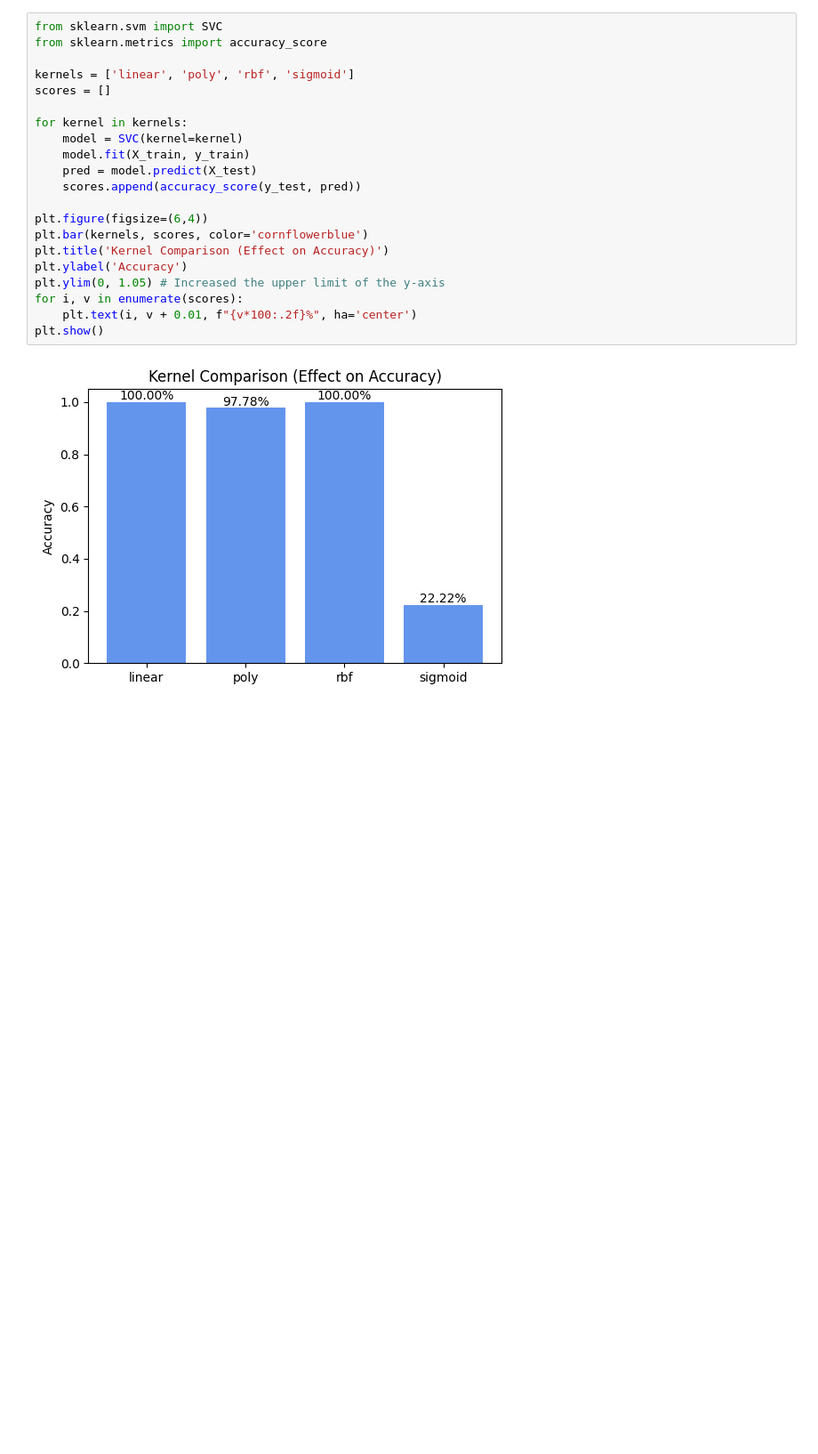
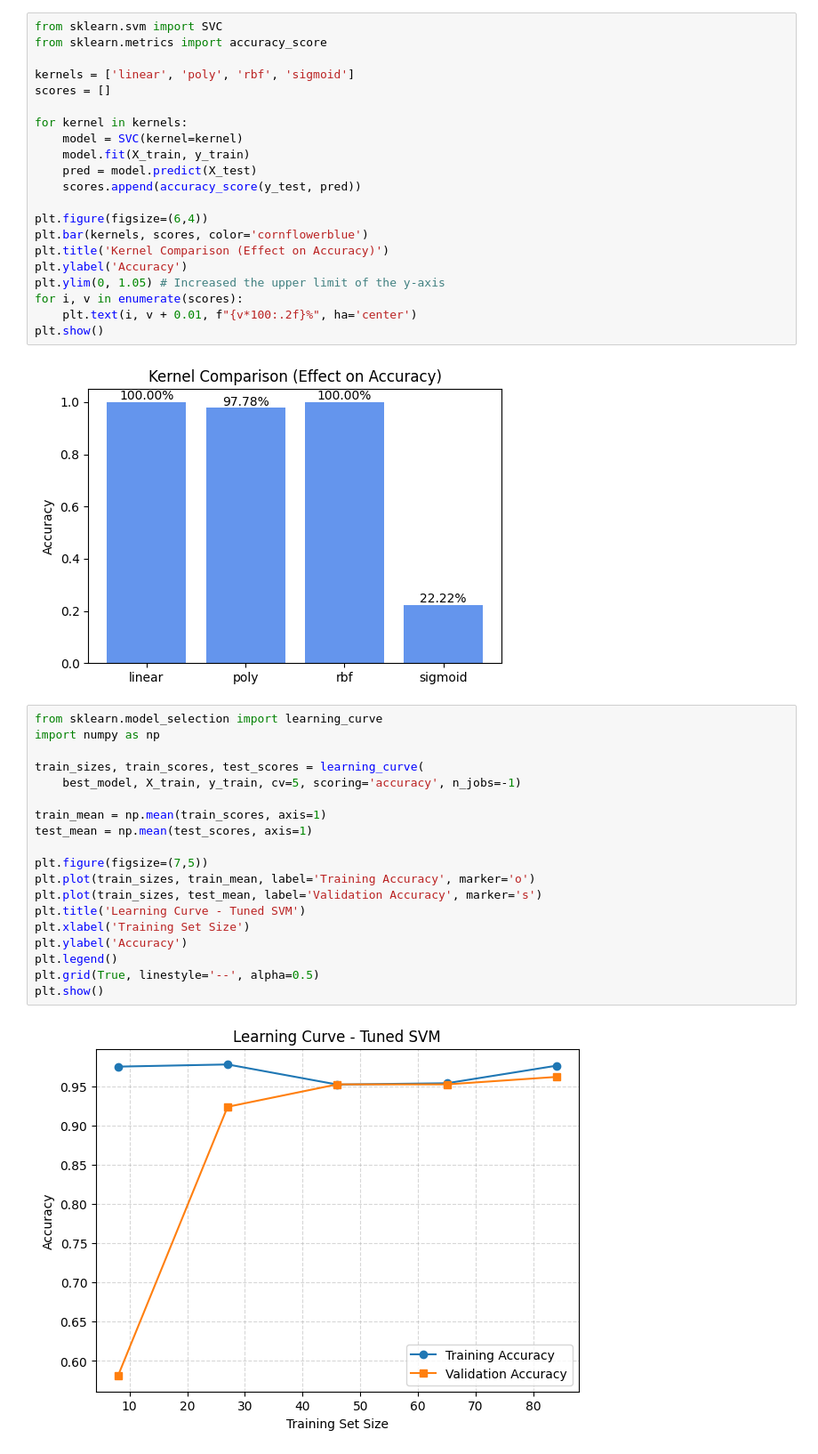
Before and after one commit to Praharshita1275/Machine-learning, a Jupyter notebook: ML_Assignment2.ipynb, the cells around one changed output. Shown at 89% size. Cells and saved outputs as stored; diff of their text form; blank space fills up the shorter version.

```diff
--- a/ML_Assignment2.ipynb
+++ b/ML_Assignment2.ipynb
@@ -305,3 +305,24 @@ for i, v in enumerate(scores):
 plt.show()
 # %% [output]
 [figure]
+# %%
+from sklearn.model_selection import learning_curve
+import numpy as np
+
+train_sizes, train_scores, test_scores = learning_curve(
+    best_model, X_train, y_train, cv=5, scoring='accuracy', n_jobs=-1)
+
+train_mean = np.mean(train_scores, axis=1)
+test_mean = np.mean(test_scores, axis=1)
+
+plt.figure(figsize=(7,5))
+plt.plot(train_sizes, train_mean, label='Training Accuracy', marker='o')
+plt.plot(train_sizes, test_mean, label='Validation Accuracy', marker='s')
+plt.title('Learning Curve - Tuned SVM')
+plt.xlabel('Training Set Size')
+plt.ylabel('Accuracy')
+plt.legend()
+plt.grid(True, linestyle='--', alpha=0.5)
+plt.show()
+# %% [output]
+[figure, added]
```
